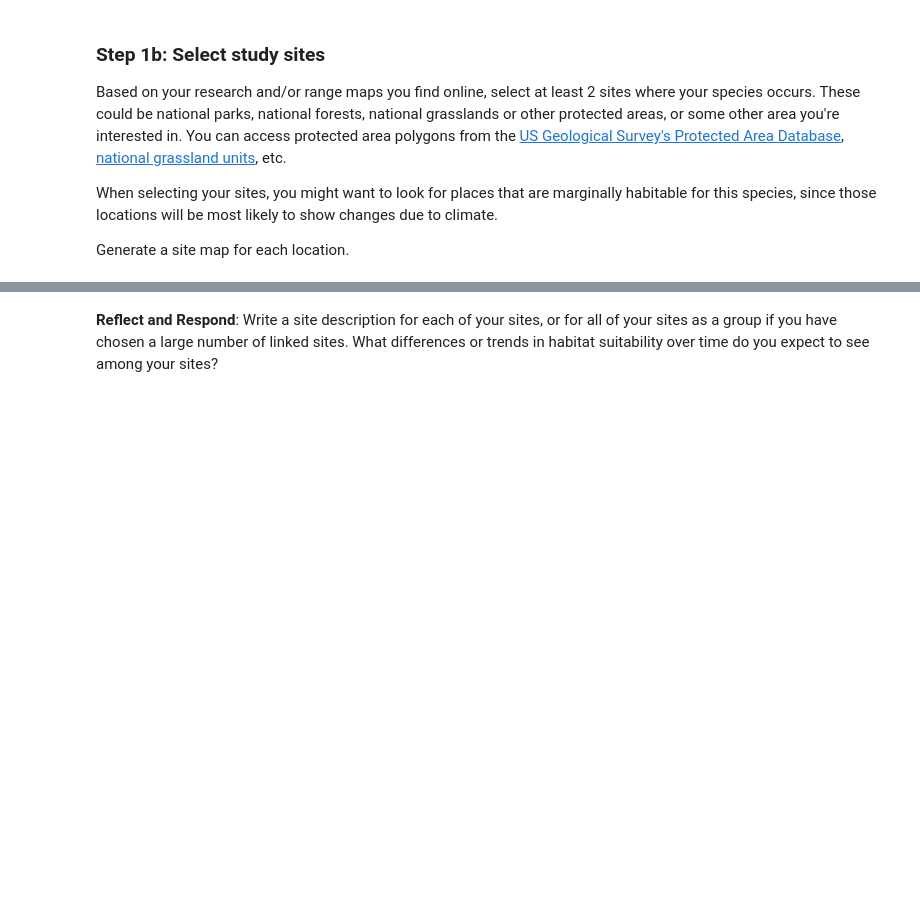
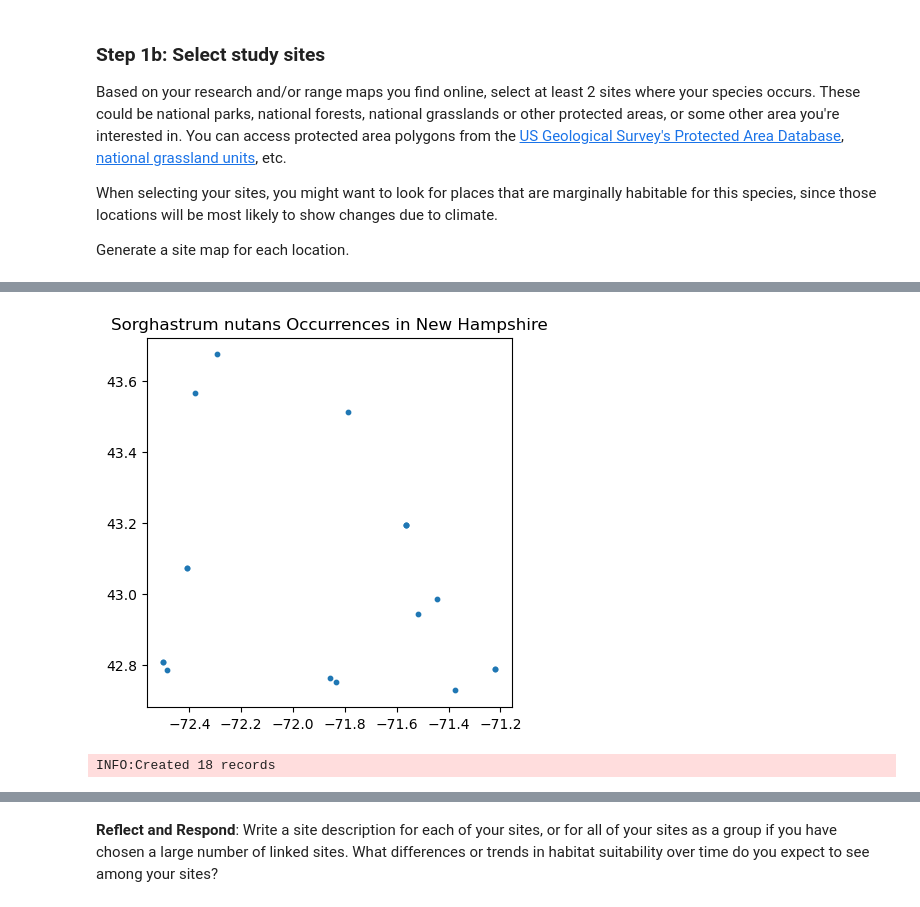
Before and after one commit to earthlab-education/spring-03-habitat-suitability-climate-change-ryme1295, a Jupyter notebook: habitat_suitability.ipynb, the cells around one changed output, grey strips where cells are left out. Drawn from its saved outputs; the diff is of its cells as text; code cells hidden in the pictures; blank space fills up the shorter version.

Commit message:
Sorghastrum nutans observations

```diff
--- a/habitat_suitability.ipynb
+++ b/habitat_suitability.ipynb
@@ -73,0 +124,34 @@ Generate a site map for each location.
+# %%
+# Search for the species key in GBIF
+species_name = "Sorghastrum nutans"
+species = occurrences.search(scientificName=species_name, limit=1)
+taxon_key = species['results'][0]['taxonKey']
+
+# Download occurrences in New Hampshire (stateProvince filter)
+records = occurrences.search(
+    taxonKey=taxon_key,
+    stateProvince="New Hampshire",
+    hasCoordinate=True,
+    limit=300  # increase if needed (GBIF max per request is 300)
+)
+
+# Convert to pandas DataFrame
+data = pd.DataFrame(records['results'])
+
+# Keep only relevant columns
+data = data[['decimalLatitude', 'decimalLongitude', 'year']].dropna()
+
+#  Convert to GeoDataFrame
+geometry = [Point(xy) for xy in zip(data['decimalLongitude'], data['decimalLatitude'])]
+gdf = gpd.GeoDataFrame(data, geometry=geometry, crs="EPSG:4326")
+
+#  Plot occurrences
+gdf.plot(markersize=10)
+plt.title("Sorghastrum nutans Occurrences in New Hampshire")
+plt.show()
+
+#  Save to file
+gdf.to_file("sorghastrum_nutans_NH.geojson", driver="GeoJSON")
+# %% [output]
+[figure, added]
+INFO:Created 18 records
```
Also changed, not shown: parts of 3 cells of this notebook, 3 other files.
